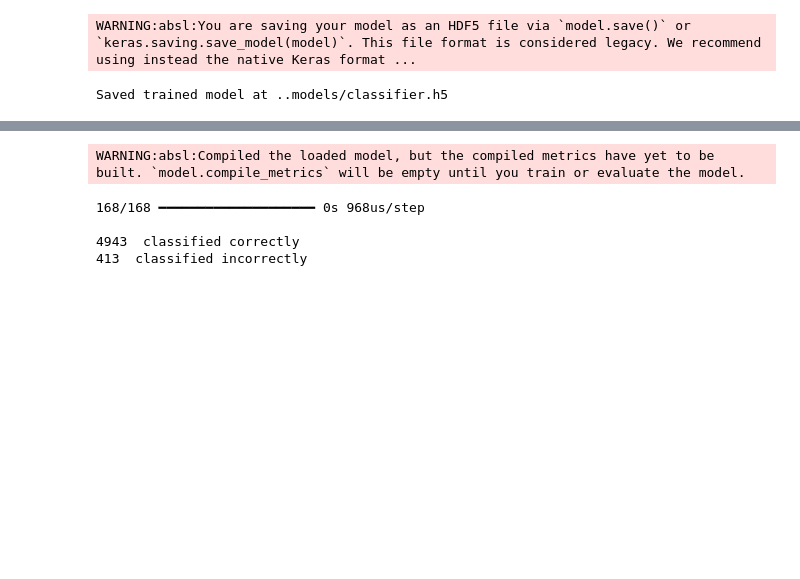
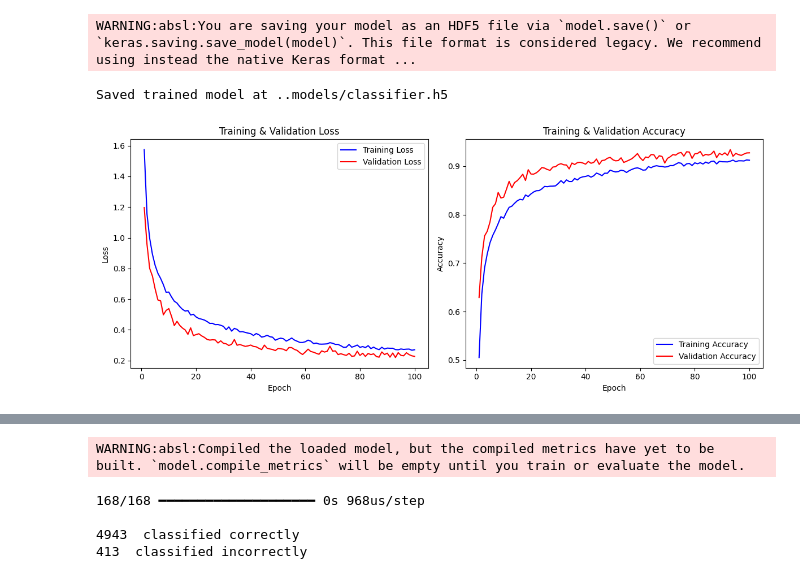
Before and after one commit to j-bodek/math-equation-recognizer, a Jupyter notebook: notebooks/classification.ipynb, the cells around one changed output, grey strips where cells are left out. Cells and saved outputs as stored; diff of their text form; code cells hidden in the pictures; blank space fills up the shorter version.

Commit message:
add plots

```diff
--- a/notebooks/classification.ipynb
+++ b/notebooks/classification.ipynb
@@ -147,4 +147,91 @@ Epoch 100/100
 334/334 - 2s - 5ms/step - accuracy: 0.9124 - loss: 0.2701 - val_accuracy: 0.9276 - val_loss: 0.2269
 WARNING:absl:You are saving your model as an HDF5 file via `model.save()` or `keras.saving.save_model(model)`. This file format is considered legacy. We recommend using instead the native Keras format ...
 Saved trained model at ..models/classifier.h5
+# %%
+import matplotlib.pyplot as plt
+
+# ----------------------
+# 1) Copy your metrics into lists
+# ----------------------
+train_accuracy = [
+    0.5053, 0.6363, 0.6898, 0.7193, 0.7421, 0.7571, 0.7687, 0.7817, 0.7959, 0.7927,
+    0.8049, 0.8151, 0.8176, 0.8235, 0.8287, 0.8317, 0.8305, 0.8406, 0.8376, 0.8429,
+    0.8469, 0.8494, 0.8497, 0.8533, 0.8583, 0.8577, 0.8588, 0.8589, 0.8595, 0.8643,
+    0.8702, 0.8651, 0.8718, 0.8684, 0.8684, 0.8747, 0.8716, 0.8762, 0.8781, 0.8789,
+    0.8807, 0.8774, 0.8803, 0.8858, 0.8836, 0.8805, 0.8856, 0.8855, 0.8919, 0.8897,
+    0.8882, 0.8890, 0.8918, 0.8906, 0.8871, 0.8909, 0.8935, 0.8957, 0.8966, 0.8948,
+    0.8919, 0.8923, 0.8991, 0.8969, 0.8998, 0.9010, 0.8999, 0.8996, 0.8982, 0.8990,
+    0.9013, 0.9012, 0.9042, 0.9072, 0.9061, 0.9003, 0.9049, 0.9057, 0.9015, 0.9070,
+    0.9051, 0.9073, 0.9045, 0.9085, 0.9060, 0.9099, 0.9106, 0.9047, 0.9101, 0.9092,
+    0.9091, 0.9089, 0.9104, 0.9126, 0.9094, 0.9112, 0.9112, 0.9108, 0.9130, 0.9124
+]
+
+train_loss = [
+    1.5740, 1.1551, 0.9954, 0.8925, 0.8198, 0.7685, 0.7348, 0.6946, 0.6447, 0.6460,
+    0.6141, 0.5865, 0.5744, 0.5514, 0.5335, 0.5225, 0.5254, 0.4968, 0.5014, 0.4839,
+    0.4738, 0.4694, 0.4638, 0.4544, 0.4418, 0.4423, 0.4338, 0.4345, 0.4297, 0.4225,
+    0.4008, 0.4191, 0.3915, 0.4095, 0.4027, 0.3870, 0.3880, 0.3832, 0.3786, 0.3746,
+    0.3631, 0.3758, 0.3680, 0.3526, 0.3565, 0.3644, 0.3554, 0.3518, 0.3326, 0.3404,
+    0.3458, 0.3415, 0.3267, 0.3355, 0.3467, 0.3334, 0.3258, 0.3178, 0.3177, 0.3225,
+    0.3329, 0.3261, 0.3104, 0.3137, 0.3073, 0.3065, 0.3074, 0.3088, 0.3163, 0.3123,
+    0.3051, 0.3048, 0.2961, 0.2858, 0.2870, 0.3047, 0.2869, 0.2927, 0.3007, 0.2860,
+    0.2907, 0.2845, 0.2968, 0.2776, 0.2872, 0.2769, 0.2709, 0.2862, 0.2749, 0.2810,
+    0.2799, 0.2800, 0.2713, 0.2700, 0.2753, 0.2723, 0.2739, 0.2746, 0.2670, 0.2701
+]
+
+val_accuracy = [
+    0.6292, 0.7121, 0.7560, 0.7659, 0.7849, 0.8152, 0.8226, 0.8458, 0.8344, 0.8361,
+    0.8519, 0.8687, 0.8555, 0.8663, 0.8702, 0.8764, 0.8835, 0.8706, 0.8928, 0.8839,
+    0.8837, 0.8865, 0.8912, 0.8973, 0.8960, 0.8932, 0.8915, 0.8982, 0.8990, 0.9033,
+    0.9053, 0.9029, 0.9025, 0.8945, 0.9066, 0.9035, 0.9074, 0.9081, 0.9066, 0.9042,
+    0.9098, 0.9061, 0.9080, 0.9147, 0.9038, 0.9117, 0.9126, 0.9164, 0.9182, 0.9134,
+    0.9111, 0.9117, 0.9173, 0.9078, 0.9102, 0.9128, 0.9156, 0.9205, 0.9261, 0.9173,
+    0.9117, 0.9190, 0.9178, 0.9240, 0.9236, 0.9149, 0.9216, 0.9201, 0.9066, 0.9162,
+    0.9195, 0.9240, 0.9229, 0.9270, 0.9283, 0.9208, 0.9298, 0.9292, 0.9162, 0.9255,
+    0.9263, 0.9304, 0.9212, 0.9244, 0.9231, 0.9251, 0.9311, 0.9178, 0.9264, 0.9236,
+    0.9276, 0.9225, 0.9341, 0.9205, 0.9264, 0.9240, 0.9223, 0.9251, 0.9274, 0.9276
+]
+
+val_loss = [
+    1.1970, 0.9581, 0.7996, 0.7504, 0.6659, 0.5948, 0.5885, 0.4978, 0.5262, 0.5384,
+    0.4880, 0.4274, 0.4552, 0.4287, 0.4117, 0.3989, 0.3708, 0.4127, 0.3626, 0.3689,
+    0.3746, 0.3608, 0.3512, 0.3380, 0.3330, 0.3352, 0.3340, 0.3142, 0.3282, 0.3125,
+    0.3089, 0.2978, 0.3060, 0.3368, 0.2993, 0.3045, 0.2982, 0.2921, 0.2953, 0.3007,
+    0.2918, 0.2893, 0.2795, 0.2712, 0.3003, 0.2801, 0.2754, 0.2717, 0.2648, 0.2783,
+    0.2765, 0.2735, 0.2638, 0.2846, 0.2838, 0.2724, 0.2659, 0.2505, 0.2392, 0.2558,
+    0.2740, 0.2587, 0.2542, 0.2468, 0.2408, 0.2631, 0.2550, 0.2603, 0.2928, 0.2614,
+    0.2626, 0.2385, 0.2444, 0.2383, 0.2333, 0.2471, 0.2275, 0.2297, 0.2606, 0.2328,
+    0.2473, 0.2266, 0.2461, 0.2383, 0.2437, 0.2262, 0.2217, 0.2559, 0.2388, 0.2479,
+    0.2220, 0.2488, 0.2196, 0.2512, 0.2337, 0.2306, 0.2506, 0.2384, 0.2306, 0.2269
+]
+
+# ----------------------
+# 2) Plot the data
+# ----------------------
+epochs = range(1, 101)  # Since there are 100 epochs
+
+plt.figure(figsize=(12, 5))
+
+# -- Plot Loss --
+plt.subplot(1, 2, 1)
+plt.plot(epochs, train_loss, 'b-', label='Training Loss')
+plt.plot(epochs, val_loss, 'r-', label='Validation Loss')
+plt.title('Training & Validation Loss')
+plt.xlabel('Epoch')
+plt.ylabel('Loss')
+plt.legend()
+
+# -- Plot Accuracy --
+plt.subplot(1, 2, 2)
+plt.plot(epochs, train_accuracy, 'b-', label='Training Accuracy')
+plt.plot(epochs, val_accuracy, 'r-', label='Validation Accuracy')
+plt.title('Training & Validation Accuracy')
+plt.xlabel('Epoch')
+plt.ylabel('Accuracy')
+plt.legend()
+
+plt.tight_layout()
+plt.show()
+# %% [output]
+[figure, added]
 # %%
```
Also changed, not shown: parts of 2 cells of this notebook.
